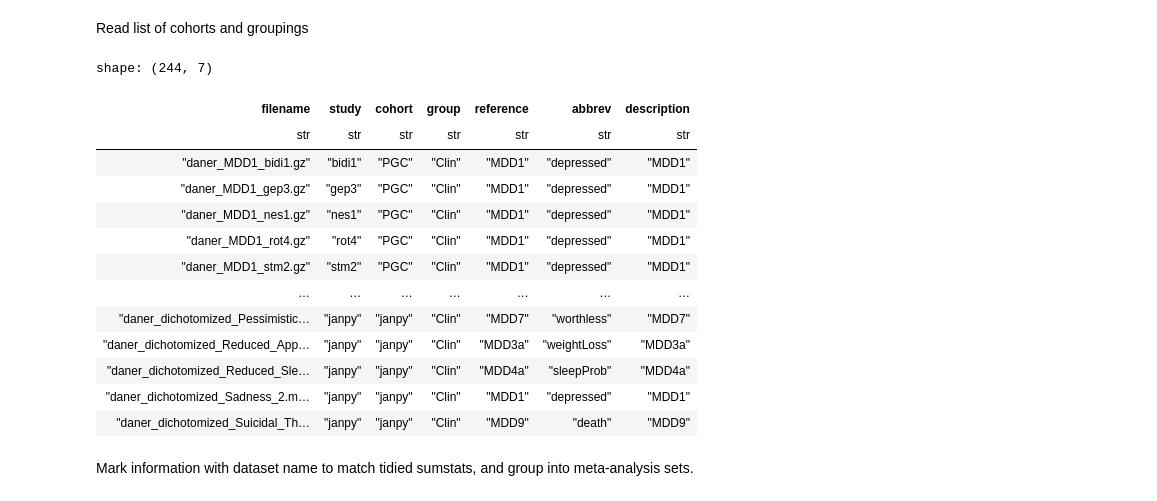
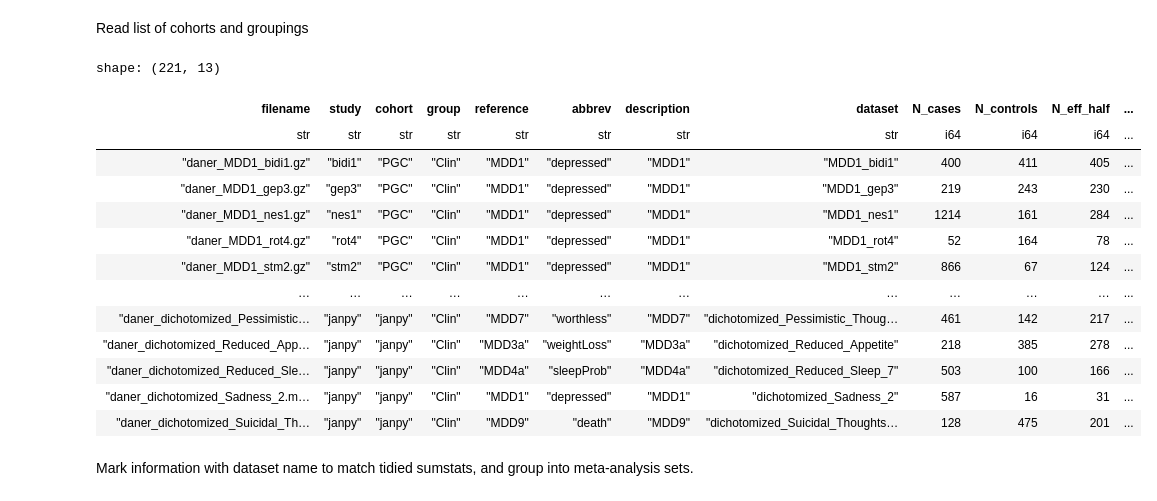
Before and after one commit to ccbs-stradl/mdd-symptom-gwas, a Jupyter notebook: meta-analysis.ipynb, the cells around one changed output. Saved outputs shown, nothing was run; the diff lists cells and outputs as text; code cells hidden in the pictures.

Commit message:
output sample counts with LOO MA

```diff
--- a/meta-analysis.ipynb
+++ b/meta-analysis.ipynb
@@ -61,23 +61,28 @@ shape: (15, 3)
 Read list of cohorts and groupings
 # %%
 cohorts_df = pl.read_csv("meta/cohort_alignment.txt", separator="\t")
-cohorts_reference_df = cohorts_df.join(dsm_mdd_symptoms_reference_df, on="reference")
+samples_df = pl.read_csv("sumstats/cohorts_samples.txt", separator="\t")
+cohorts_reference_df = (
+  cohorts_df
+  .join(dsm_mdd_symptoms_reference_df, on="reference")
+  .join(samples_df, on = ["study", "reference"])
+)
 cohorts_reference_df
 # %% [output]
-shape: (244, 7)
+shape: (221, 13)
-| filename | study | cohort | group | reference | abbrev | description |
-| str | str | str | str | str | str | str |
-| "daner_MDD1_bidi1.gz" | "bidi1" | "PGC" | "Clin" | "MDD1" | "depressed" | "MDD1" |
-| "daner_MDD1_gep3.gz" | "gep3" | "PGC" | "Clin" | "MDD1" | "depressed" | "MDD1" |
-| "daner_MDD1_nes1.gz" | "nes1" | "PGC" | "Clin" | "MDD1" | "depressed" | "MDD1" |
-| "daner_MDD1_rot4.gz" | "rot4" | "PGC" | "Clin" | "MDD1" | "depressed" | "MDD1" |
-| "daner_MDD1_stm2.gz" | "stm2" | "PGC" | "Clin" | "MDD1" | "depressed" | "MDD1" |
-| … | … | … | … | … | … | … |
-| "daner_dichotomized_Pessimistic… | "janpy" | "janpy" | "Clin" | "MDD7" | "worthless" | "MDD7" |
-| "daner_dichotomized_Reduced_App… | "janpy" | "janpy" | "Clin" | "MDD3a" | "weightLoss" | "MDD3a" |
-| "daner_dichotomized_Reduced_Sle… | "janpy" | "janpy" | "Clin" | "MDD4a" | "sleepProb" | "MDD4a" |
-| "daner_dichotomized_Sadness_2.m… | "janpy" | "janpy" | "Clin" | "MDD1" | "depressed" | "MDD1" |
-| "daner_dichotomized_Suicidal_Th… | "janpy" | "janpy" | "Clin" | "MDD9" | "death" | "MDD9" |
+| filename | study | cohort | group | reference | abbrev | description | dataset | N_cases | N_controls | N_eff_half | ... |
+| str | str | str | str | str | str | str | str | i64 | i64 | i64 | ... |
+| "daner_MDD1_bidi1.gz" | "bidi1" | "PGC" | "Clin" | "MDD1" | "depressed" | "MDD1" | "MDD1_bidi1" | 400 | 411 | 405 | ... |
+| "daner_MDD1_gep3.gz" | "gep3" | "PGC" | "Clin" | "MDD1" | "depressed" | "MDD1" | "MDD1_gep3" | 219 | 243 | 230 | ... |
+| "daner_MDD1_nes1.gz" | "nes1" | "PGC" | "Clin" | "MDD1" | "depressed" | "MDD1" | "MDD1_nes1" | 1214 | 161 | 284 | ... |
+| "daner_MDD1_rot4.gz" | "rot4" | "PGC" | "Clin" | "MDD1" | "depressed" | "MDD1" | "MDD1_rot4" | 52 | 164 | 78 | ... |
+| "daner_MDD1_stm2.gz" | "stm2" | "PGC" | "Clin" | "MDD1" | "depressed" | "MDD1" | "MDD1_stm2" | 866 | 67 | 124 | ... |
+| … | … | … | … | … | … | … | … | … | … | … | ... |
+| "daner_dichotomized_Pessimistic… | "janpy" | "janpy" | "Clin" | "MDD7" | "worthless" | "MDD7" | "dichotomized_Pessimistic_Thoug… | 461 | 142 | 217 | ... |
+| "daner_dichotomized_Reduced_App… | "janpy" | "janpy" | "Clin" | "MDD3a" | "weightLoss" | "MDD3a" | "dichotomized_Reduced_Appetite" | 218 | 385 | 278 | ... |
+| "daner_dichotomized_Reduced_Sle… | "janpy" | "janpy" | "Clin" | "MDD4a" | "sleepProb" | "MDD4a" | "dichotomized_Reduced_Sleep_7" | 503 | 100 | 166 | ... |
+| "daner_dichotomized_Sadness_2.m… | "janpy" | "janpy" | "Clin" | "MDD1" | "depressed" | "MDD1" | "dichotomized_Sadness_2" | 587 | 16 | 31 | ... |
+| "daner_dichotomized_Suicidal_Th… | "janpy" | "janpy" | "Clin" | "MDD9" | "death" | "MDD9" | "dichotomized_Suicidal_Thoughts… | 128 | 475 | 201 | ... |
 # %% [markdown]
 Mark information with dataset name to match tidied sumstats, and group into meta-analysis sets.
 # %%
```
Also changed, not shown: parts of 3 cells of this notebook, 1 other file.
